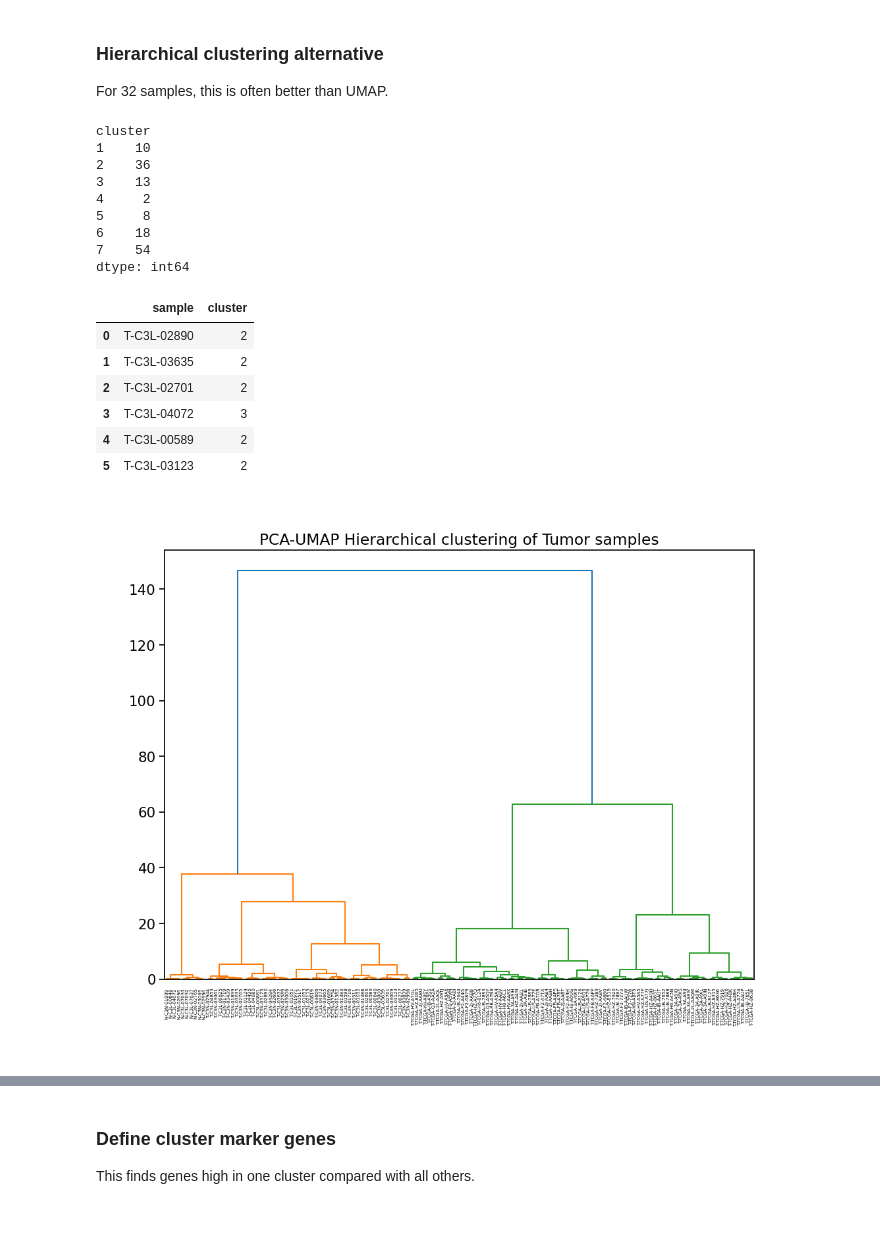
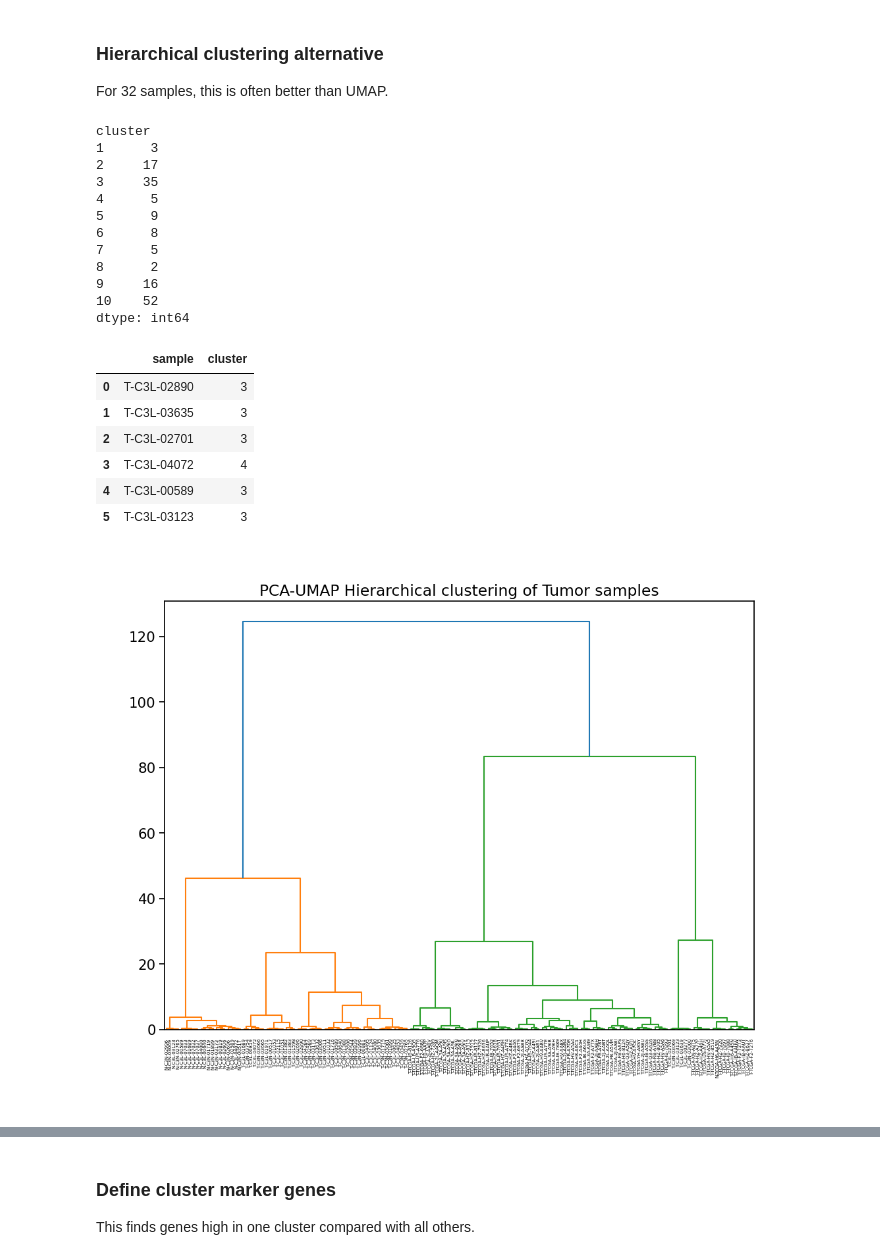
Before and after one commit to flalix/perturb_agent, a Jupyter notebook: notebooks/mtp_cBio_63_PAAD_study_cluster.ipynb, the cells around one changed output, grey strips where cells are left out. Drawn from its saved outputs; the diff is of its cells as text; code cells hidden in the pictures; blank space fills up the shorter version.

```diff
--- a/notebooks/mtp_cBio_63_PAAD_study_cluster.ipynb
+++ b/notebooks/mtp_cBio_63_PAAD_study_cluster.ipynb
@@ -468,12 +469,11 @@ df_metadata.head(3)
 # %%
-force=True
-verbose=True
-
-perc_min_samples=0.25; top_n=10_000
+verbose=False
+force=False
 
 df_combat = cbio.calc_cpm_merge_turmor_and_normal_batch_correction(dfn_tumor=dfn_tumor, dfn_normal=dfn_normal,
-                                                                  perc_min_samples=perc_min_samples, top_n=top_n,
-                                                                  force=force, verbose=verbose)
+                                                                   perc_min_samples=perc_min_samples, top_n=top_n,
+                                                                   force=force, verbose=verbose)
+
 print(df_combat.shape)
 df_combat.head(3)
 # %% [output]
@@ -712,7 +602,7 @@ filename = cbio.root_mprog_lfc / fname
 # for silhouette
 max_clusters = n_clusters+2
 
-df_cluster, df_pca, df_umap = cbio.cluster_PCA_HCA_UMAP(df_combat2, group=group, n_clusters=n_clusters,
+df_cluster, df_pca, df_umap = cbio.cluster_PCA_HCA_UMAP(df_combat, group=group, n_clusters=n_clusters,
                                                 n_components=n_components, min_clusters=min_clusters, max_clusters=n_clusters+2,
                                                 n_umap_neighbors=n_umap_neighbors, min_umap_dist=min_umap_dist, umap_metric=umap_metric,
                                                 method_hca=method_hca, hca_criterion=hca_criterion,
@@ -962,31 +800,34 @@ if fig: fig.show()
 For 32 samples, this is often better than UMAP.
 # %%
 # Cut tree into n clusters
-n_clusters=7
+n_clusters=10
 
 df_cluster_hca = cbio.cut_HCA_PCA(df_pca=df_pca, n_clusters=n_clusters, method="ward", criterion="maxclust", verbose=True)
 df_cluster_hca.head(6)
 # %% [output]
 cluster
-1    10
-2    36
-3    13
-4     2
-5     8
-6    18
-7    54
+1      3
+2     17
+3     35
+4      5
+5      9
+6      8
+7      5
+8      2
+9     16
+10    52
 dtype: int64
 |  | sample | cluster |
-| 0 | T-C3L-02890 | 2 |
-| 1 | T-C3L-03635 | 2 |
-| 2 | T-C3L-02701 | 2 |
-| 3 | T-C3L-04072 | 3 |
-| 4 | T-C3L-00589 | 2 |
-| 5 | T-C3L-03123 | 2 |
+| 0 | T-C3L-02890 | 3 |
+| 1 | T-C3L-03635 | 3 |
+| 2 | T-C3L-02701 | 3 |
+| 3 | T-C3L-04072 | 4 |
+| 4 | T-C3L-00589 | 3 |
+| 5 | T-C3L-03123 | 3 |
 # %%
 cbio.plot_HCA_PCA_UMAP(df_umap, figsize=(10, 8))
 # %% [output]
-[figure, old version]
+[figure, new version]
 # %%
 # Cut tree into k clusters
 
```
Also changed, not shown: parts of 37 cells of this notebook, 1 other file.
